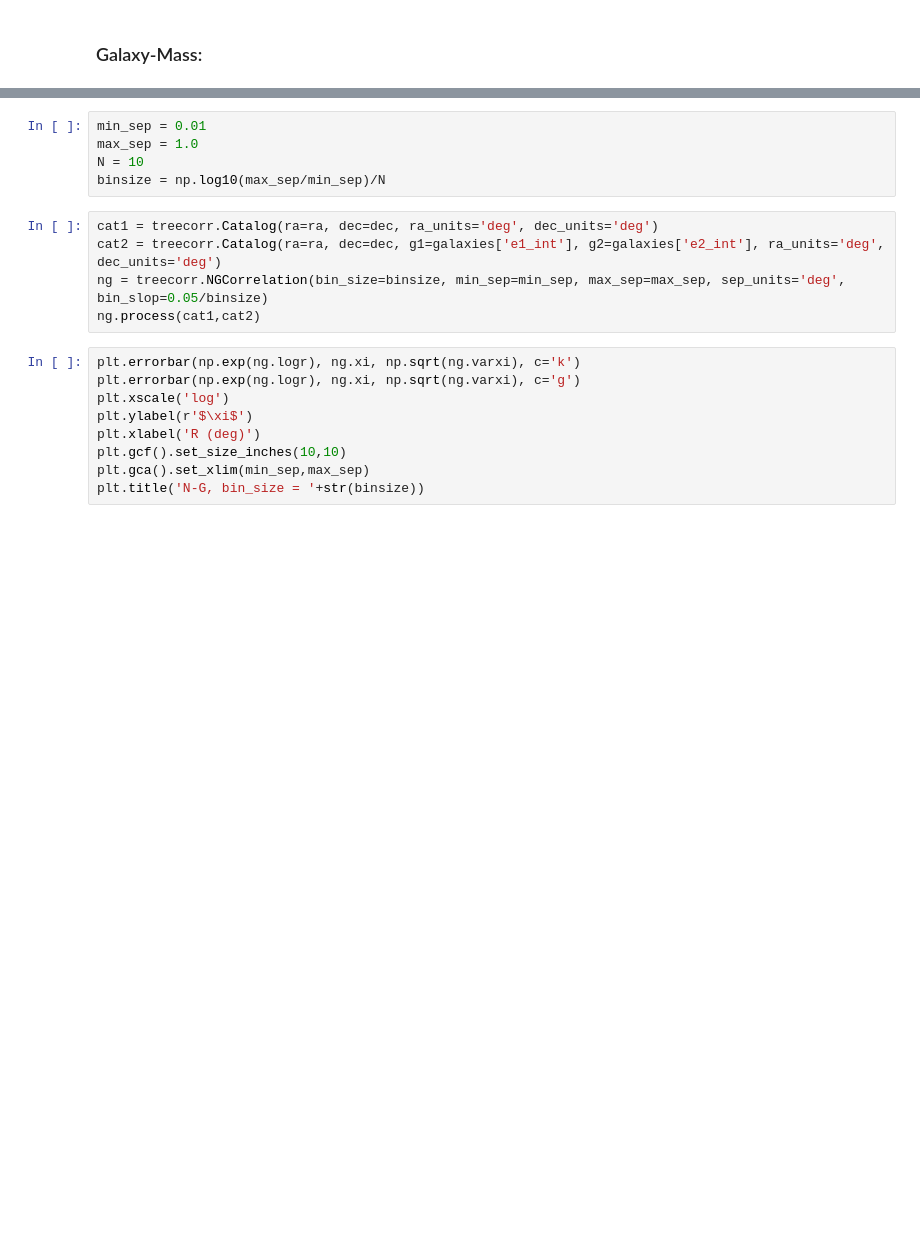
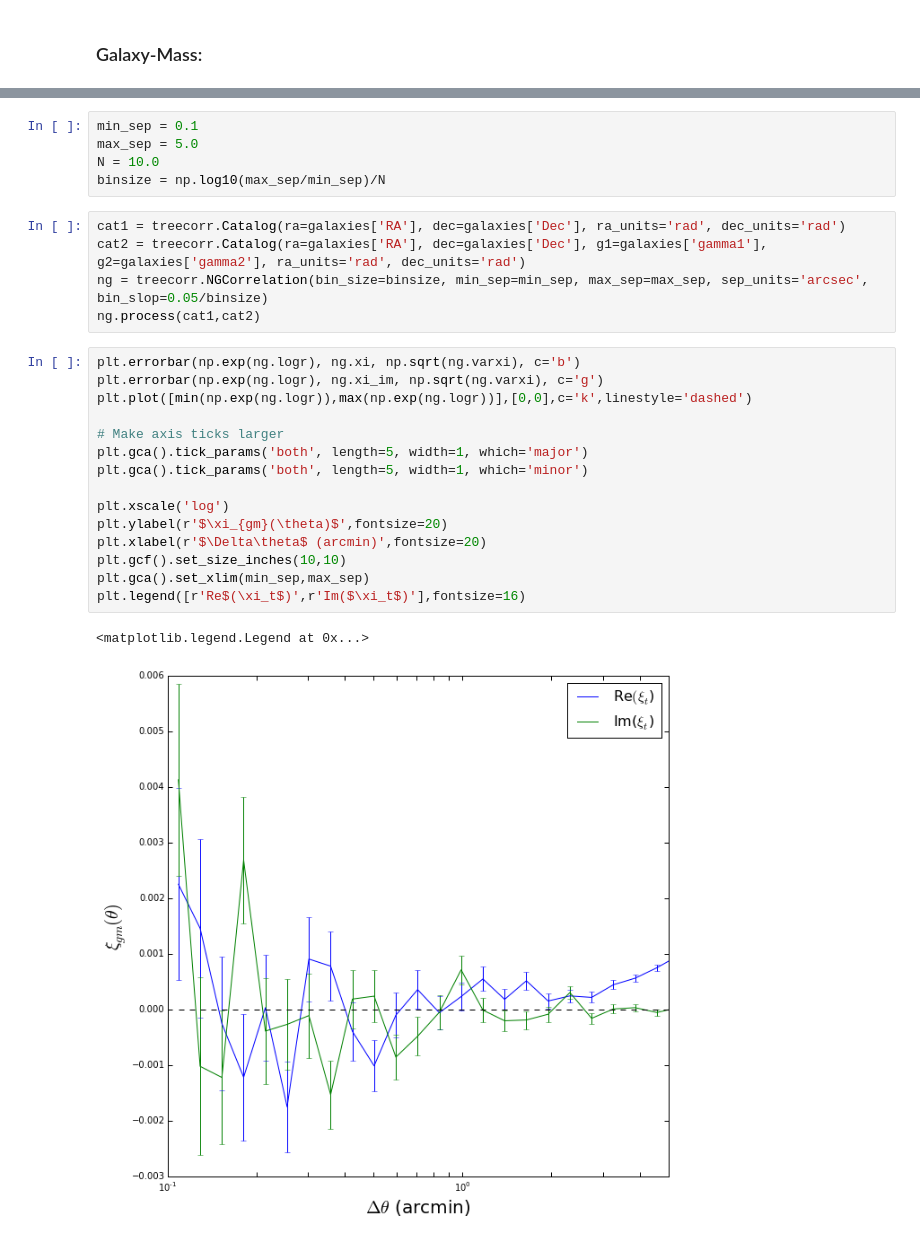
Before and after one commit to drphilmarshall/Pangloss, a Jupyter notebook: demos/CalculatingCorr.ipynb, the cells around one changed output, grey strips where cells are left out. Drawn from its saved outputs; the diff is of its cells as text; blank space fills up the shorter version.

```diff
--- a/demos/CalculatingCorr.ipynb
+++ b/demos/CalculatingCorr.ipynb
@@ -191,19 +200,28 @@ dec = np.rad2deg(galaxies['Dec'])
 # %%
-min_sep = 0.01
-max_sep = 1.0
-N = 10
+min_sep = 0.1
+max_sep = 5.0
+N = 10.0
 binsize = np.log10(max_sep/min_sep)/N
 # %%
-cat1 = treecorr.Catalog(ra=ra, dec=dec, ra_units='deg', dec_units='deg')
-cat2 = treecorr.Catalog(ra=ra, dec=dec, g1=galaxies['e1_int'], g2=galaxies['e2_int'], ra_units='deg', dec_units='deg')
-ng = treecorr.NGCorrelation(bin_size=binsize, min_sep=min_sep, max_sep=max_sep, sep_units='deg', bin_slop=0.05/binsize)
+cat1 = treecorr.Catalog(ra=galaxies['RA'], dec=galaxies['Dec'], ra_units='rad', dec_units='rad')
+cat2 = treecorr.Catalog(ra=galaxies['RA'], dec=galaxies['Dec'], g1=galaxies['gamma1'], g2=galaxies['gamma2'], ra_units='rad', dec_units='rad')
+ng = treecorr.NGCorrelation(bin_size=binsize, min_sep=min_sep, max_sep=max_sep, sep_units='arcsec', bin_slop=0.05/binsize)
 ng.process(cat1,cat2)
 # %%
-plt.errorbar(np.exp(ng.logr), ng.xi, np.sqrt(ng.varxi), c='k')
-plt.errorbar(np.exp(ng.logr), ng.xi, np.sqrt(ng.varxi), c='g')
+plt.errorbar(np.exp(ng.logr), ng.xi, np.sqrt(ng.varxi), c='b')
+plt.errorbar(np.exp(ng.logr), ng.xi_im, np.sqrt(ng.varxi), c='g')
+plt.plot([min(np.exp(ng.logr)),max(np.exp(ng.logr))],[0,0],c='k',linestyle='dashed')
+
+# Make axis ticks larger
+plt.gca().tick_params('both', length=5, width=1, which='major')
+plt.gca().tick_params('both', length=5, width=1, which='minor')
+
 plt.xscale('log')
-plt.ylabel(r'$\xi$')
-plt.xlabel('R (deg)')
+plt.ylabel(r'$\xi_{gm}(\theta)$',fontsize=20)
+plt.xlabel(r'$\Delta\theta$ (arcmin)',fontsize=20)
 plt.gcf().set_size_inches(10,10)
 plt.gca().set_xlim(min_sep,max_sep)
-plt.title('N-G, bin_size = '+str(binsize))
+plt.legend([r'Re$(\xi_t$)',r'Im($\xi_t$)'],fontsize=16)
+# %% [output]
+<matplotlib.legend.Legend at 0x...>
+[figure, added]
```
Also changed, not shown: parts of 8 cells of this notebook.
